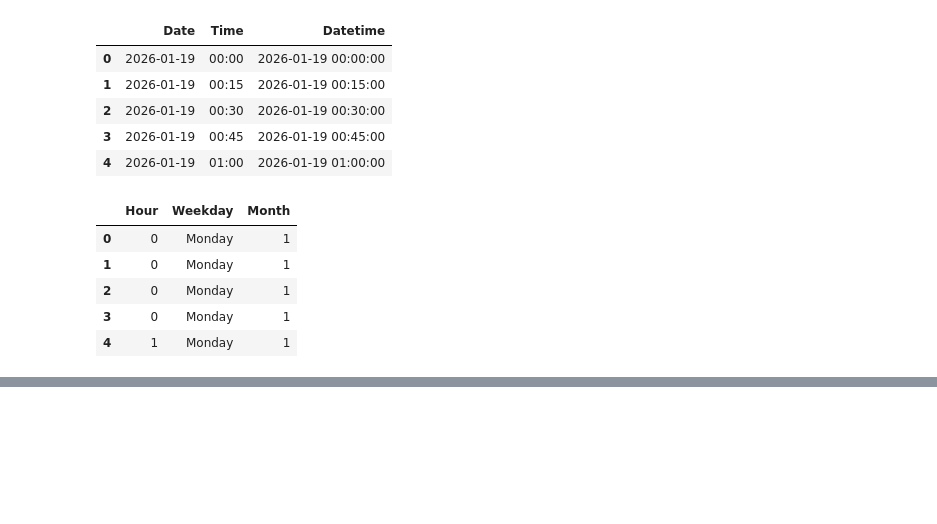
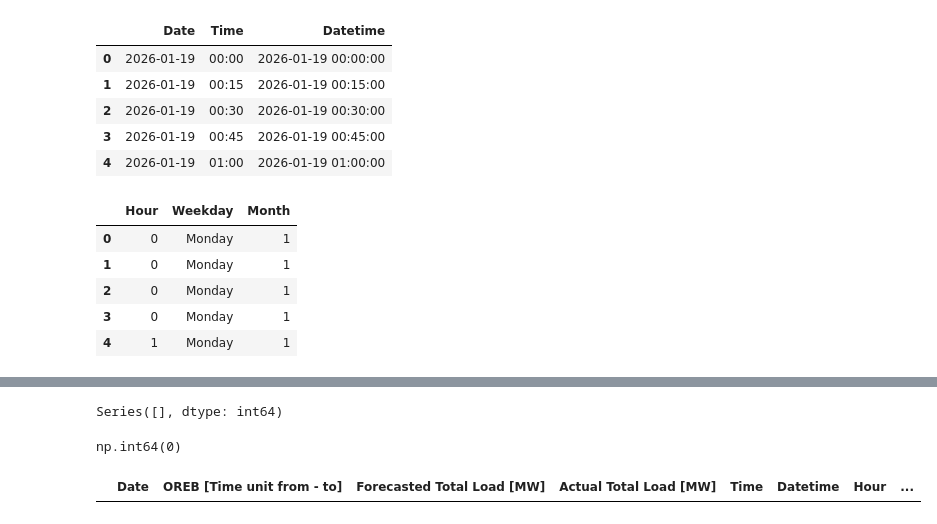
Before and after one commit to bkluj/EnergyMarketBoard, a Jupyter notebook: notebooks/1.exploration.ipynb, the cells around one changed output, grey strips where cells are left out. Cells and saved outputs as stored; diff of their text form; code cells hidden in the pictures; blank space fills up the shorter version.

```diff
--- a/notebooks/exploration.ipynb
+++ b/notebooks/1.exploration.ipynb
@@ -108,0 +137,14 @@ all_data[["Hour","Weekday", "Month"]].head()
+# %%
+missing_values = all_data.isna().sum().sort_values(ascending=False)
+missing_values[missing_values > 0]
+# %% [output]
+Series([], dtype: int64)
+# %%
+# checking time duplicates
+all_data["Datetime"].duplicated().sum()
+# %% [output]
+np.int64(0)
+# %%
+all_data[all_data["Datetime"].duplicated(keep=False)].sort_values("Datetime")
+# %% [output]
+|  | Date | OREB [Time unit from - to] | Forecasted Total Load [MW] | Actual Total Load [MW] | Time | Datetime | Hour | ... |
```
Also changed, not shown: parts of 7 cells of this notebook, 4 other files.
